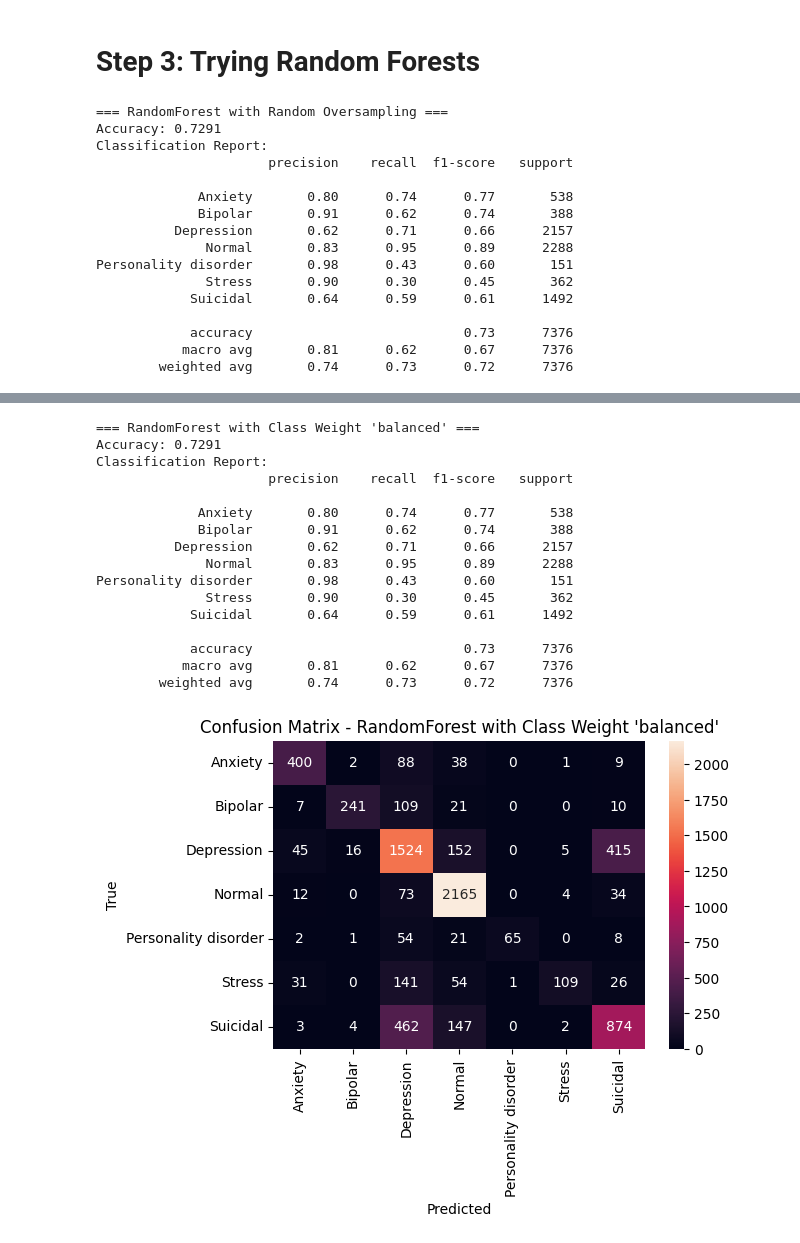
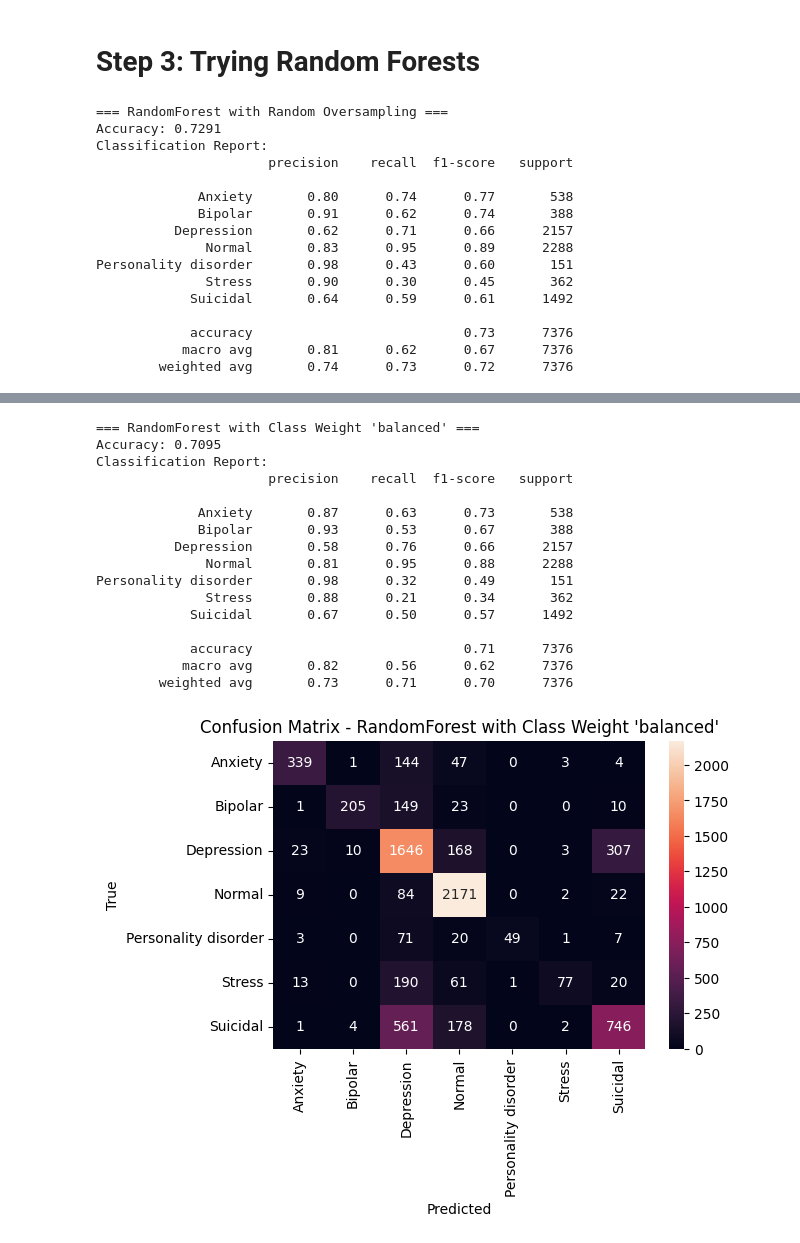
Before and after one commit to Zeinh5/CMPS261-Project, a Jupyter notebook: CMPS261_Project.ipynb, the cells around one changed output, grey strips where cells are left out. Drawn from its saved outputs; the diff is of its cells as text; code cells hidden in the pictures.

Commit message:
fixed balanced weights

```diff
--- a/CMPS261_Project.ipynb
+++ b/CMPS261_Project.ipynb
@@ -314,7 +314,7 @@ plt.show()
 
 # Train Random Forest with class_weight='balanced'
 rf_cw = RandomForestClassifier(random_state=42, class_weight='balanced')
-rf_cw.fit(X_train_ros, y_train_ros)
+rf_cw.fit(X_train_tfidf, y_train)
 
 # Evaluate the model on the test set
 y_pred_cw = rf_cw.predict(X_test_tfidf)
@@ -327,42 +327,42 @@ print(classification_report(y_test, y_pred_cw, target_names=le.classes_))
 cm_cw = confusion_matrix(y_test, y_pred_cw)
 plt.figure(figsize=(6,4))
 sns.heatmap(cm_cw, annot=True, fmt='d', xticklabels=le.classes_, yticklabels=le.classes_)
 plt.title("Confusion Matrix - RandomForest with Class Weight 'balanced'")
 plt.xlabel("Predicted")
 plt.ylabel("True")
 plt.show()
 # %% [output]
 === RandomForest with Random Oversampling ===
 Accuracy: 0.7291
 Classification Report:
                       precision    recall  f1-score   support
 
              Anxiety       0.80      0.74      0.77       538
              Bipolar       0.91      0.62      0.74       388
           Depression       0.62      0.71      0.66      2157
               Normal       0.83      0.95      0.89      2288
 Personality disorder       0.98      0.43      0.60       151
               Stress       0.90      0.30      0.45       362
             Suicidal       0.64      0.59      0.61      1492
 
             accuracy                           0.73      7376
            macro avg       0.81      0.62      0.67      7376
         weighted avg       0.74      0.73      0.72      7376
 [figure]
 === RandomForest with Class Weight 'balanced' ===
-Accuracy: 0.7291
+Accuracy: 0.7095
 Classification Report:
                       precision    recall  f1-score   support
 
-             Anxiety       0.80      0.74      0.77       538
-             Bipolar       0.91      0.62      0.74       388
-          Depression       0.62      0.71      0.66      2157
-              Normal       0.83      0.95      0.89      2288
-Personality disorder       0.98      0.43      0.60       151
-              Stress       0.90      0.30      0.45       362
-            Suicidal       0.64      0.59      0.61      1492
+             Anxiety       0.87      0.63      0.73       538
+             Bipolar       0.93      0.53      0.67       388
+          Depression       0.58      0.76      0.66      2157
+              Normal       0.81      0.95      0.88      2288
+Personality disorder       0.98      0.32      0.49       151
+              Stress       0.88      0.21      0.34       362
+            Suicidal       0.67      0.50      0.57      1492
 
-            accuracy                           0.73      7376
-           macro avg       0.81      0.62      0.67      7376
-        weighted avg       0.74      0.73      0.72      7376
+            accuracy                           0.71      7376
+           macro avg       0.82      0.56      0.62      7376
+        weighted avg       0.73      0.71      0.70      7376
-[figure, old version]
+[figure, new version]
```
